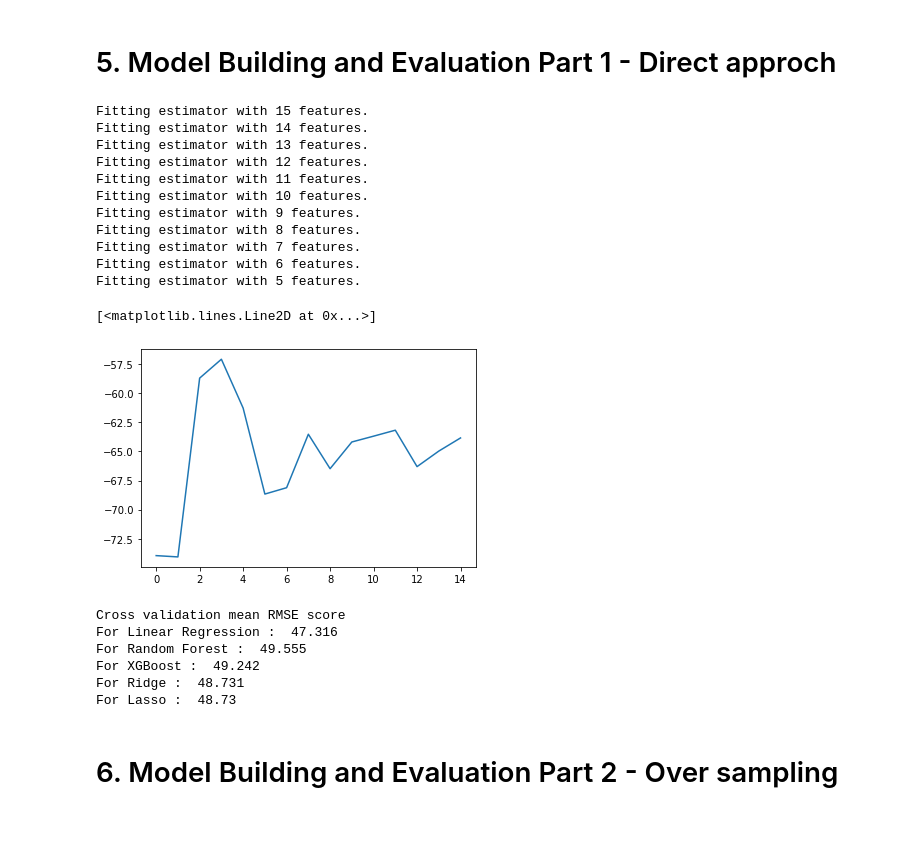
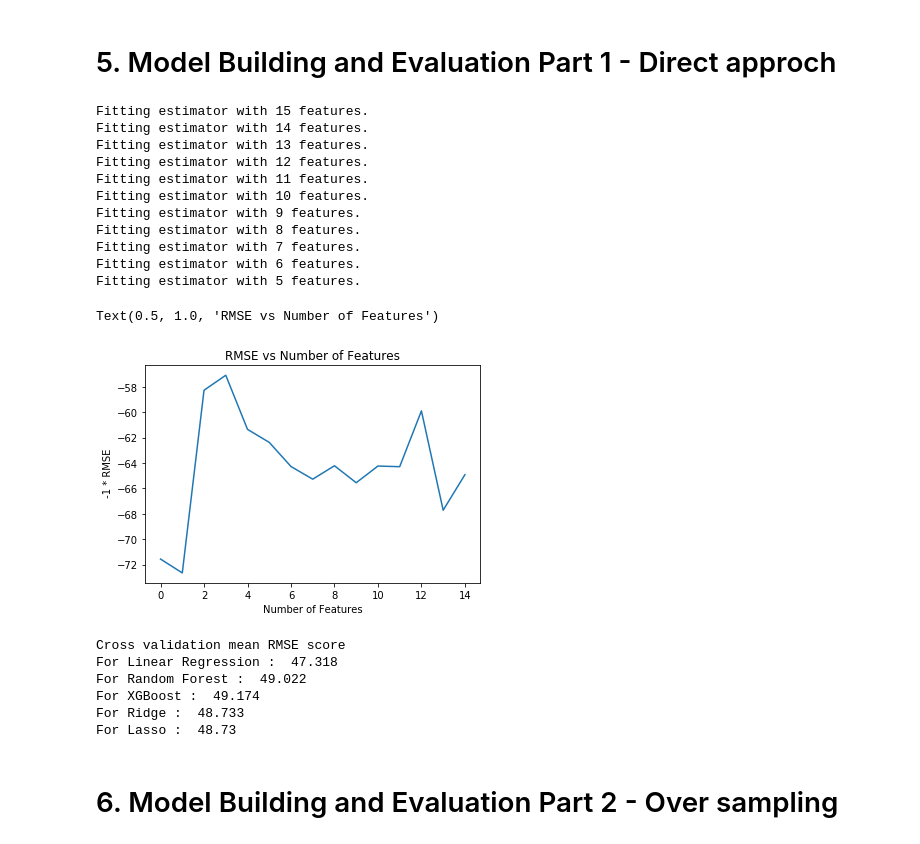
Before and after one commit to kumaranurag7/Retail-Price-Analysis-and-Prediction, a Jupyter notebook: Stock_price_prediction.ipynb, the cells around one changed output. Cells and saved outputs as stored; diff of their text form; code cells hidden in the pictures.

```diff
--- a/Stock_price_prediction.ipynb
+++ b/Stock_price_prediction.ipynb
@@ -233,27 +239,27 @@ X1 = ss.fit_transform(X1)
 # %%
 # Recurssive Feature Elimination
 rfecv_estimator = RandomForestRegressor()
-rfecv_1 = RFECV(rfe_estimator, step=1, min_features_to_select=1, scoring='neg_root_mean_squared_error', verbose=12, n_jobs=-1)
+rfecv_1 = RFECV(rfecv_estimator, step=1, min_features_to_select=1, scoring='neg_root_mean_squared_error', verbose=12, n_jobs=-1)
 rfecv_1.fit(X1,y1)
 X1 = rfecv_1.transform(X1)
 plt.plot(rfecv_1.grid_scores_[:])
 plt.ylabel(' -1 * RMSE')
 plt.xlabel('Number of Features')
 plt.title('RMSE vs Number of Features')
 # %% [output]
 Fitting estimator with 15 features.
 Fitting estimator with 14 features.
 Fitting estimator with 13 features.
 Fitting estimator with 12 features.
 Fitting estimator with 11 features.
 Fitting estimator with 10 features.
 Fitting estimator with 9 features.
 Fitting estimator with 8 features.
 Fitting estimator with 7 features.
 Fitting estimator with 6 features.
 Fitting estimator with 5 features.
-[<matplotlib.lines.Line2D at 0x...>]
+Text(0.5, 1.0, 'RMSE vs Number of Features')
-[figure, old version]
+[figure, new version]
 # %%
 #Cross validation
 lr = LinearRegression()
@@ -279,10 +285,10 @@ la_cv = cross_val_score(la,X1,y1,cv = 8, scoring = 'neg_root_mean_squared_error'
 print('For Lasso : ',round(-1*la_cv,3))
 # %% [output]
 Cross validation mean RMSE score
-For Linear Regression :  47.316
-For Random Forest :  49.555
-For XGBoost :  49.242
-For Ridge :  48.731
+For Linear Regression :  47.318
+For Random Forest :  49.022
+For XGBoost :  49.174
+For Ridge :  48.733
 For Lasso :  48.73
 # %% [markdown]
 # 6. Model Building and Evaluation Part 2 - Over sampling
```
Also changed, not shown: parts of 11 cells of this notebook.
